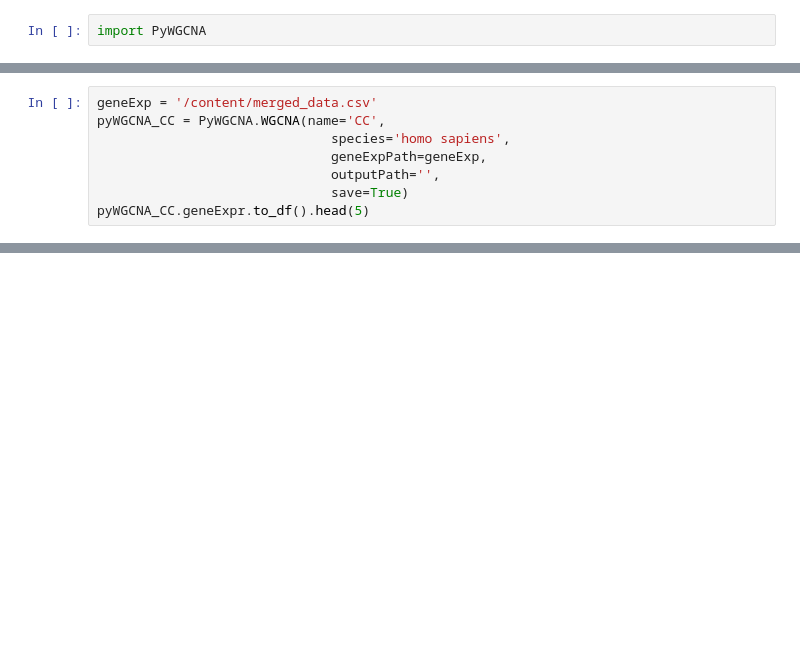
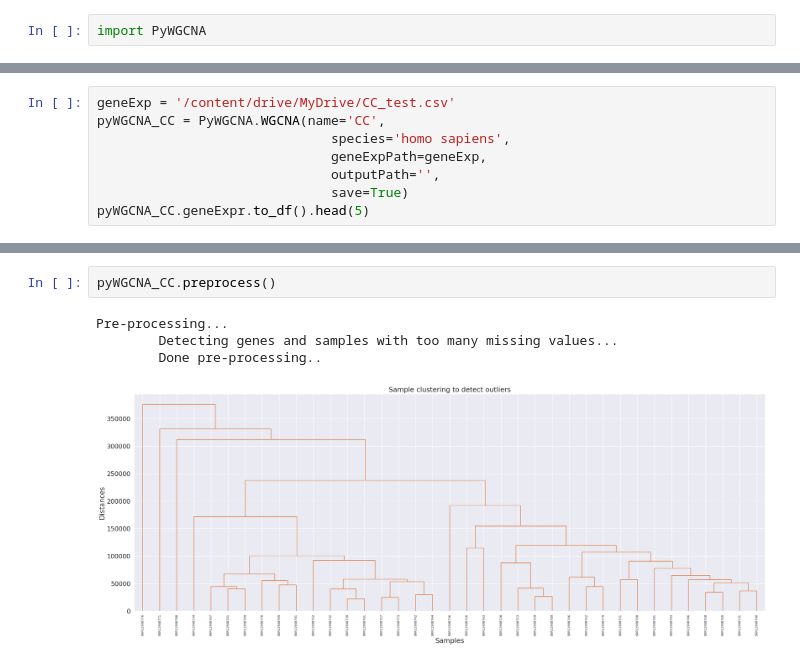
Before and after one commit to YoshifumiMiyagi/PyWGCNA-1, a Jupyter notebook: PyWGCNA_2.ipynb, the cells around one changed output, grey strips where cells are left out. Drawn from its saved outputs; the diff is of its cells as text; blank space fills up the shorter version.

```diff
--- a/PyWGCNA_2.ipynb
+++ b/PyWGCNA_2.ipynb
@@ -25,5 +38,5 @@ dat.T.to_csv('merged_data.csv')
 # %%
-geneExp = '/content/merged_data.csv'
+geneExp = '/content/drive/MyDrive/CC_test.csv'
 pyWGCNA_CC = PyWGCNA.WGCNA(name='CC',
                               species='homo sapiens',
                               geneExpPath=geneExp,
@@ -34,0 +55,7 @@ AttributeError: ignored
+# %%
+pyWGCNA_CC.preprocess()
+# %% [output]
+Pre-processing...
+        Detecting genes and samples with too many missing values...
+        Done pre-processing..
+[figure, added]
```
Also changed, not shown: parts of 7 cells of this notebook.
